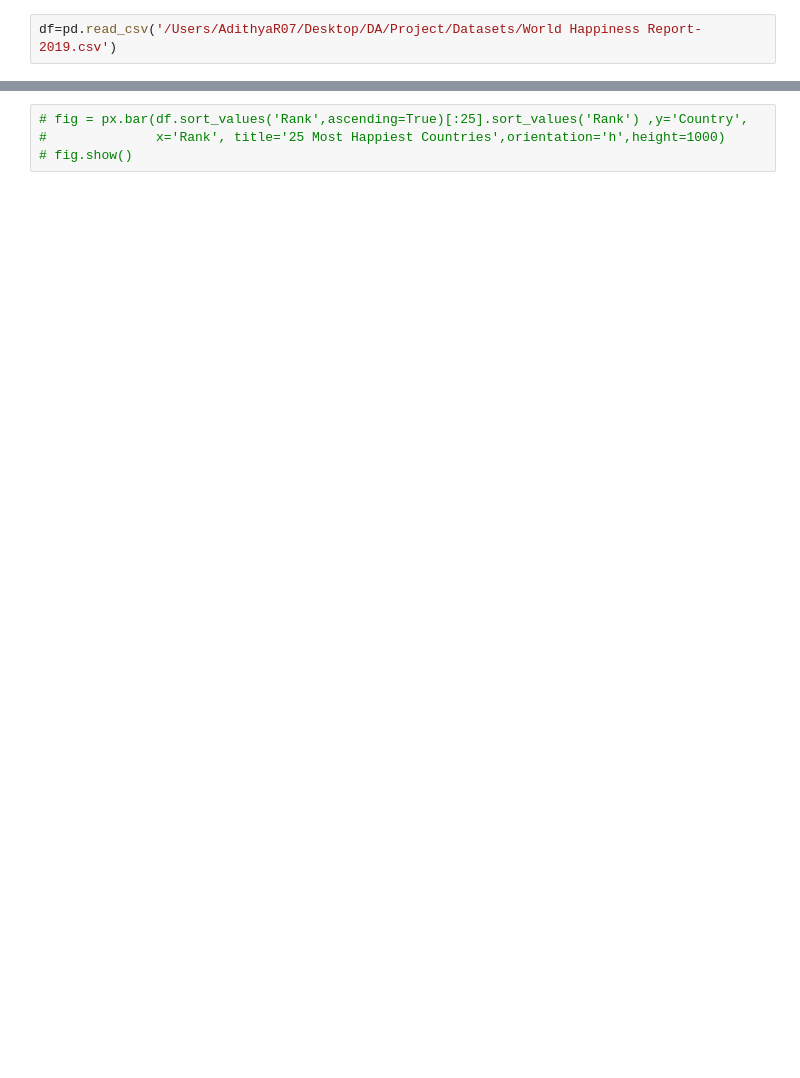
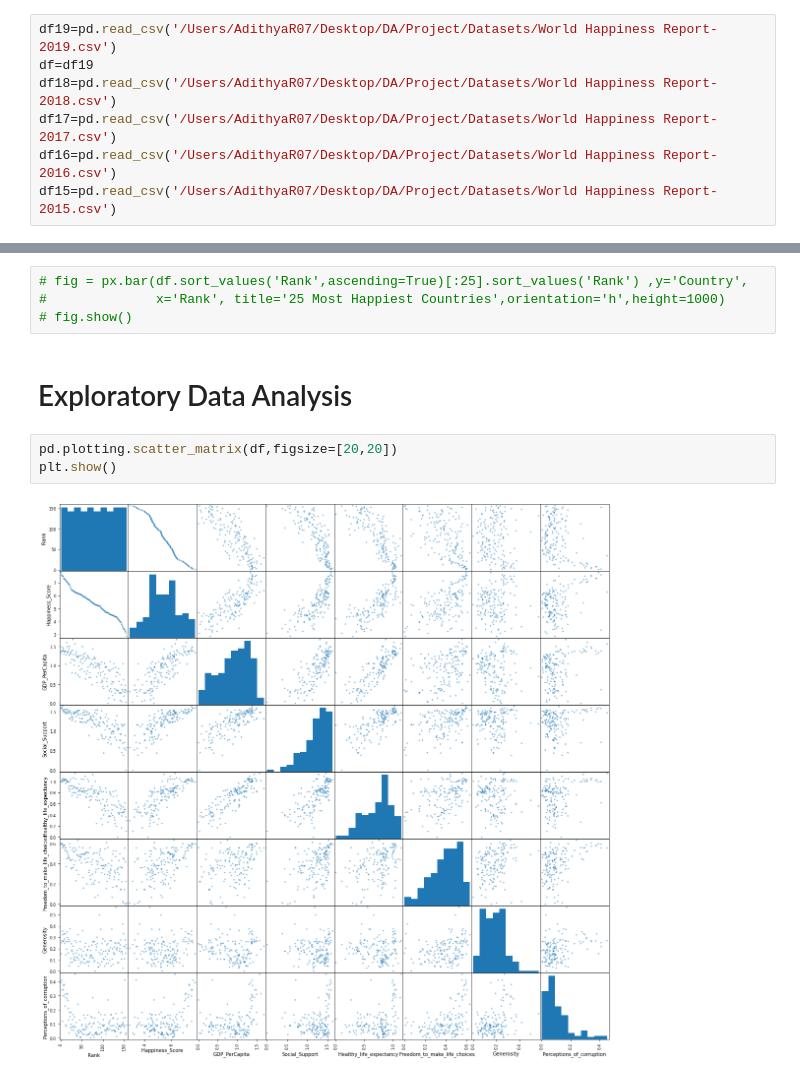
Before and after one commit to AdithyaR07/World-Happiness-Report---Data-Analytics-UE20CS312-Project, a Jupyter notebook: World Happiness Report.ipynb, the cells around one changed output, grey strips where cells are left out. Saved outputs shown, nothing was run; the diff lists cells and outputs as text; blank space fills up the shorter version.

```diff
--- a/World Happiness Report.ipynb
+++ b/World Happiness Report.ipynb
@@ -6,5 +12,10 @@ import seaborn as sns
 # %%
-df=pd.read_csv('/Users/AdithyaR07/Desktop/DA/Project/Datasets/World Happiness Report-2019.csv')
+df19=pd.read_csv('/Users/AdithyaR07/Desktop/DA/Project/Datasets/World Happiness Report-2019.csv')
+df=df19
+df18=pd.read_csv('/Users/AdithyaR07/Desktop/DA/Project/Datasets/World Happiness Report-2018.csv')
+df17=pd.read_csv('/Users/AdithyaR07/Desktop/DA/Project/Datasets/World Happiness Report-2017.csv')
+df16=pd.read_csv('/Users/AdithyaR07/Desktop/DA/Project/Datasets/World Happiness Report-2016.csv')
+df15=pd.read_csv('/Users/AdithyaR07/Desktop/DA/Project/Datasets/World Happiness Report-2015.csv')
 # %%
 df.head(10)
 # %% [output]
@@ -121,3 +129,10 @@ fig.show()
 # fig = px.bar(df.sort_values('Rank',ascending=True)[:25].sort_values('Rank') ,y='Country',
 #              x='Rank', title='25 Most Happiest Countries',orientation='h',height=1000)
 # fig.show()
+# %% [markdown]
+# Exploratory Data Analysis
+# %%
+pd.plotting.scatter_matrix(df,figsize=[20,20])
+plt.show()
+# %% [output]
+[figure, added]
```
Also changed, not shown: parts of 93 cells of this notebook.
